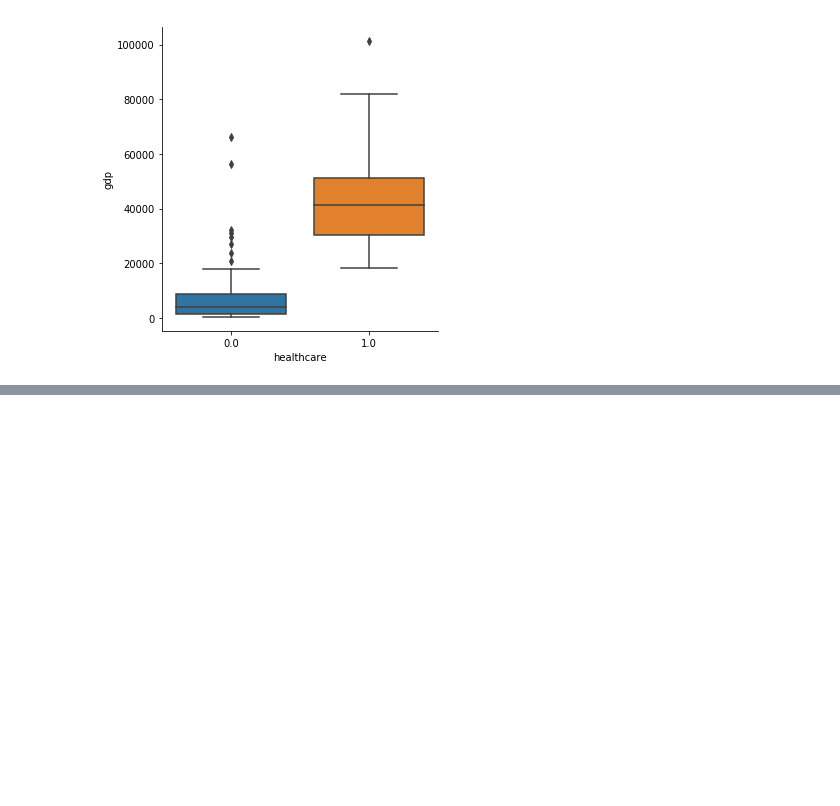
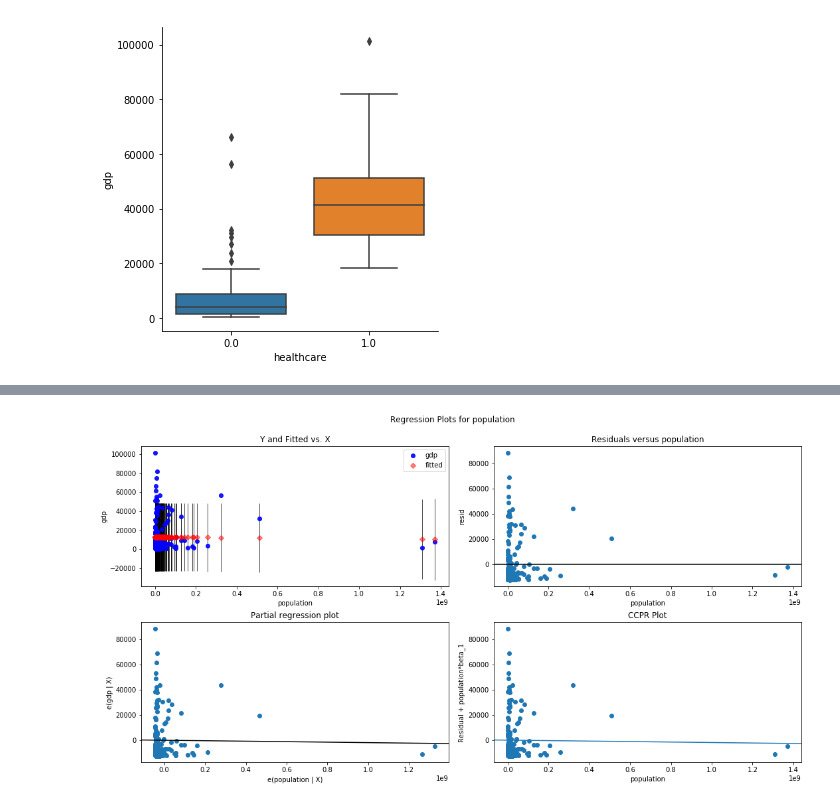
Before and after one commit to imamun93/Maternal_Mortality_Rate, a Jupyter notebook: WIP.ipynb, the cells around one changed output, grey strips where cells are left out. Drawn from its saved outputs; the diff is of its cells as text; code cells hidden in the pictures; blank space fills up the shorter version.

```diff
--- a/WIP.ipynb
+++ b/WIP.ipynb
@@ -1080,3 +1085,7 @@ pop
 | 173 | Zambia | 16100587 | 3.821330e+06 | 5.0 | 1.0 | 1313.889646 | 0.0 | ... |
 | 174 | Zimbabwe | 15777451 | 4.099067e+06 | 3.8 | 1.0 | 1033.415841 | 0.0 | ... |
 172 rows × 9 columns
+# %%
+pop['population']= pd.to_numeric(pop['population'])
+pop= pop[pop['population'].notnull()]
+pop
@@ -1180,0 +1230,4 @@ sns.catplot(y="gdp", x="healthcare", kind="box", data=pop);
+# %%
+f2= 'gdp~population'
+model2= ols(formula=f2, data=pop).fit()
+model2.summary()
@@ -1181,3 +1256,9 @@ sns.catplot(y="gdp", x="healthcare", kind="box", data=pop);
+# %%
+fig= plt.figure(figsize=(15,8))
+fig= sm.graphics.plot_regress_exog(model2, 'population', fig=fig)
+plt.show()
+# %% [output]
+[figure, added]
 # %%
 # for each in pop.population.astype('float')
 
```
Also changed, not shown: parts of 16 cells of this notebook.
